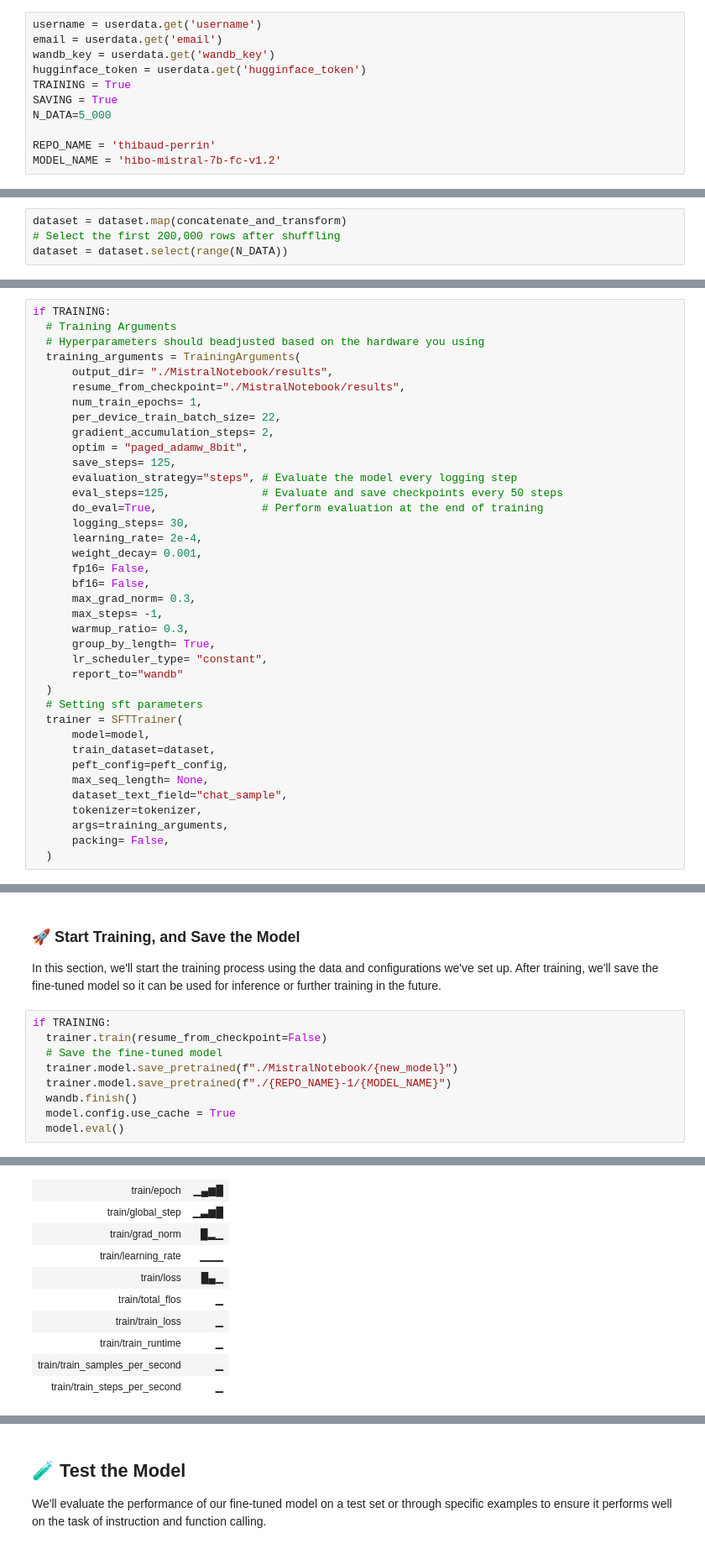
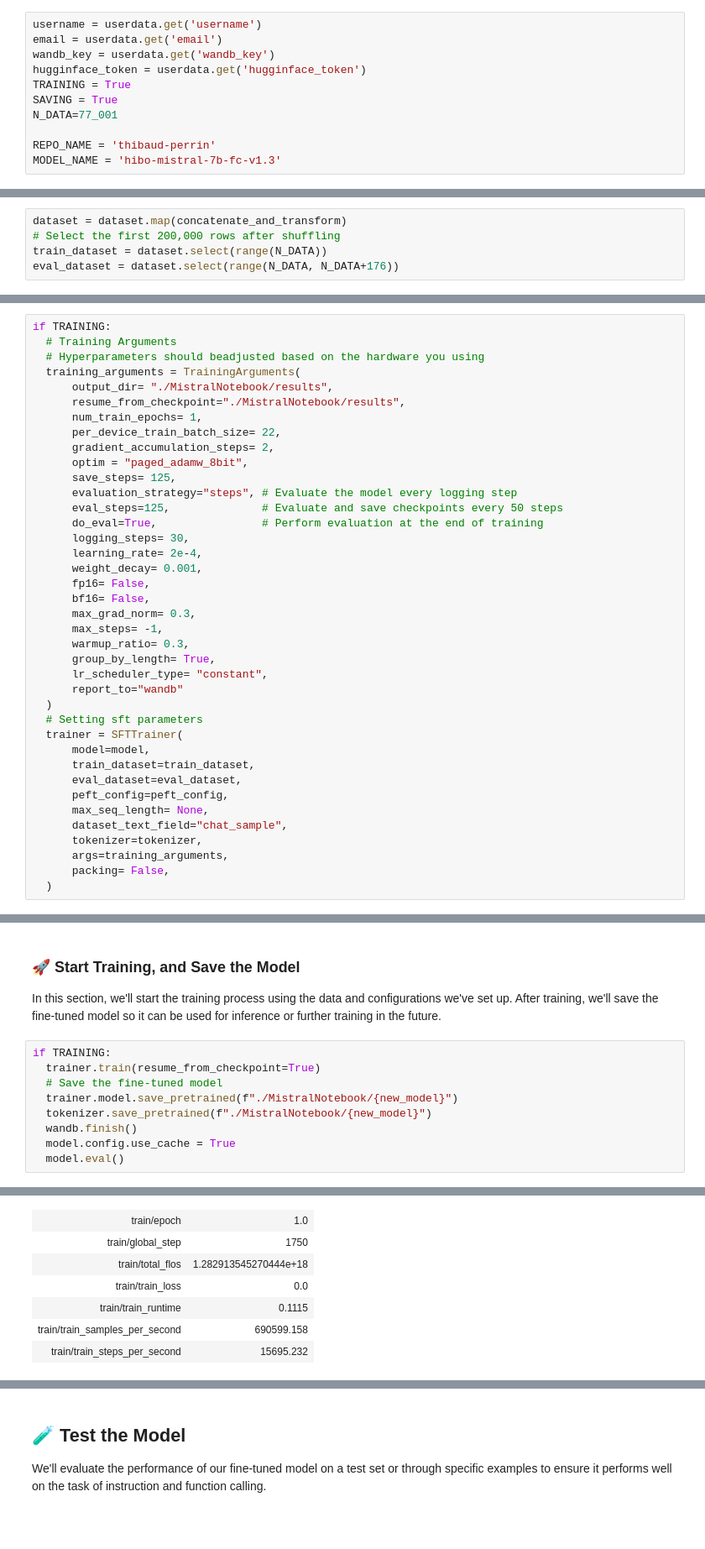
Before and after one commit to thibaud-perrin/hibo-mistral-7b-fc, a Jupyter notebook: mistral_7b_instruct.ipynb, the cells around one changed output, grey strips where cells are left out. Shown: that part at 84% size. Cells and saved outputs as stored; diff of their text form; blank space fills up the shorter version.

```diff
--- a/mistral_7b_instruct.ipynb
+++ b/mistral_7b_instruct.ipynb
@@ -61,10 +51,10 @@ wandb_key = userdata.get('wandb_key')
 hugginface_token = userdata.get('hugginface_token')
 TRAINING = True
 SAVING = True
-N_DATA=5_000
+N_DATA=77_001
 
 REPO_NAME = 'thibaud-perrin'
-MODEL_NAME = 'hibo-mistral-7b-fc-v1.2'
+MODEL_NAME = 'hibo-mistral-7b-fc-v1.3'
 # %%
 #Use a sharded model to fine-tune in the free version of Google Colab.
 base_model = "mistralai/Mistral-7B-v0.1" #bn22/Mistral-7B-Instruct-v0.1-sharded
@@ -217,4 +209,5 @@ def concatenate_and_transform(row):
 # %%
 dataset = dataset.map(concatenate_and_transform)
 # Select the first 200,000 rows after shuffling
-dataset = dataset.select(range(N_DATA))
+train_dataset = dataset.select(range(N_DATA))
+eval_dataset = dataset.select(range(N_DATA, N_DATA+176))
@@ -311,7 +314,8 @@ if TRAINING:
   # Setting sft parameters
   trainer = SFTTrainer(
       model=model,
-      train_dataset=dataset,
+      train_dataset=train_dataset,
+      eval_dataset=eval_dataset,
       peft_config=peft_config,
       max_seq_length= None,
       dataset_text_field="chat_sample",
@@ -328,10 +329,10 @@ dataloader_config = DataLoaderConfiguration(dispatch_batches=None, split_batches
 In this section, we'll start the training process using the data and configurations we've set up. After training, we'll save the fine-tuned model so it can be used for inference or further training in the future.
 # %%
 if TRAINING:
-  trainer.train(resume_from_checkpoint=False)
+  trainer.train(resume_from_checkpoint=True)
   # Save the fine-tuned model
   trainer.model.save_pretrained(f"./MistralNotebook/{new_model}")
-  trainer.model.save_pretrained(f"./{REPO_NAME}-1/{MODEL_NAME}")
+  tokenizer.save_pretrained(f"./MistralNotebook/{new_model}")
   wandb.finish()
   model.config.use_cache = True
   model.eval()
@@ -348,10 +351,7 @@ Run history:
-| train/epoch | ▁▄▆█ |
-| train/global_step | ▁▃▆█ |
-| train/grad_norm | █▂▁ |
-| train/learning_rate | ▁▁▁ |
-| train/loss | █▄▁ |
-| train/total_flos | ▁ |
-| train/train_loss | ▁ |
-| train/train_runtime | ▁ |
-| train/train_samples_per_second | ▁ |
-| train/train_steps_per_second | ▁ |
+| train/epoch | 1.0 |
+| train/global_step | 1750 |
+| train/total_flos | 1.282913545270444e+18 |
+| train/train_loss | 0.0 |
+| train/train_runtime | 0.1115 |
+| train/train_samples_per_second | 690599.158 |
+| train/train_steps_per_second | 15695.232 |
```
Also changed, not shown: parts of 33 cells of this notebook.
